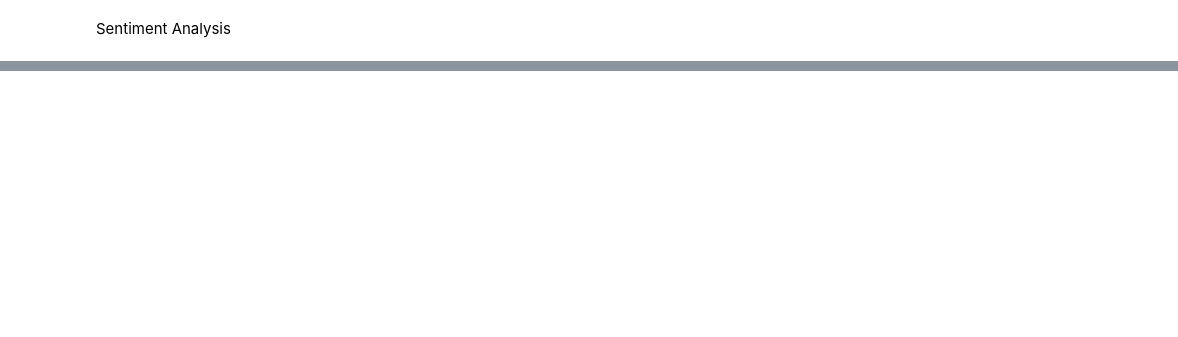
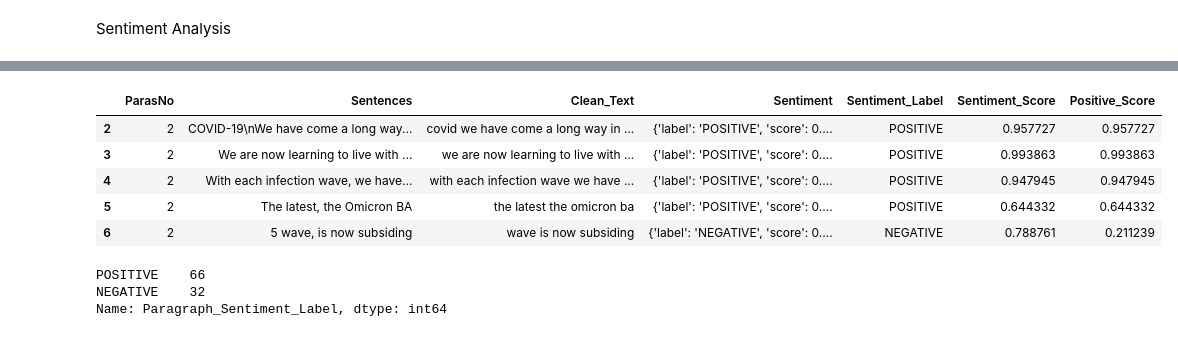
Before and after one commit to wesleydjingga/ISSS609-TAA-2022, a Jupyter notebook: Code/SentimentAnalysis.ipynb, the cells around one changed output, grey strips where cells are left out. Cells and saved outputs as stored; diff of their text form; code cells hidden in the pictures; blank space fills up the shorter version.

```diff
--- a/Code/SentimentAnalysis.ipynb
+++ b/Code/SentimentAnalysis.ipynb
@@ -146,13 +81,13 @@ from itertools import chain
 
 # return list from series of comma-separated strings
 def chainer(s):
-    return list(chain.from_iterable(s.str.split('\n')))
+    return list(chain.from_iterable(s.str.split('.')))
 
-# calculate lengths of splits
-lens = df['Sentences'].str.split('\n').map(len)
+# calculate lengths of splits using full stops as we are looking for sentences
+lens = df['Paragraphs'].str.split('.').map(len)
 
 # create new dataframe, repeating or chaining as appropriate
 df = pd.DataFrame({'ParasNo': np.repeat(df['ParasNo'], lens),
-                    'Sentences': chainer(df['Sentences'])})
+                    'Sentences': chainer(df['Paragraphs'])})
 
-df
+df.reset_index(inplace=True, drop=True)
@@ -173,5 +110,10 @@ df
 # %%
 # Pre-processing
+
+#Drop rows with empty strings
+df.drop(index=df[df['Sentences'] == ''].index, inplace=True)
+df.reset_index(inplace=True, drop=True)
+
 def clean_text(text):
     text = text.lower()
     text = re.sub(r"\n", " ", text) #replace "\n" with " "
@@ -203,6 +138,4 @@ Sentiment Analysis
 # %%
 corpus = list(df['Clean_Text'].values)
 # %%
-nlp_sentiment = pipeline(
-    "sentiment-analysis"
-)
+nlp_sentiment = pipeline("sentiment-analysis", model = "distilbert-base-uncased-finetuned-sst-2-english")
@@ -230,0 +188,10 @@ df['Sentiment_Label'].value_counts()
+# %%
+#For illustration - can be removed later on
+df[df['ParasNo']==2]
+# %% [output]
+|  | ParasNo | Sentences | Clean_Text | Sentiment | Sentiment_Label | Sentiment_Score | Positive_Score |
+| 2 | 2 | COVID-19\nWe have come a long way... | covid we have come a long way in ... | {'label': 'POSITIVE', 'score': 0.... | POSITIVE | 0.957727 | 0.957727 |
+| 3 | 2 | We are now learning to live with ... | we are now learning to live with ... | {'label': 'POSITIVE', 'score': 0.... | POSITIVE | 0.993863 | 0.993863 |
+| 4 | 2 | With each infection wave, we have... | with each infection wave we have ... | {'label': 'POSITIVE', 'score': 0.... | POSITIVE | 0.947945 | 0.947945 |
+| 5 | 2 | The latest, the Omicron BA | the latest the omicron ba | {'label': 'POSITIVE', 'score': 0.... | POSITIVE | 0.644332 | 0.644332 |
+| 6 | 2 | 5 wave, is now subsiding | wave is now subsiding | {'label': 'NEGATIVE', 'score': 0.... | NEGATIVE | 0.788761 | 0.211239 |
@@ -230,0 +212,6 @@ df['Sentiment_Label'].value_counts()
+# %%
+results['Paragraph_Sentiment_Label'].value_counts()
+# %% [output]
+POSITIVE    66
+NEGATIVE    32
+Name: Paragraph_Sentiment_Label, dtype: int64
```
Also changed, not shown: parts of 30 cells of this notebook.
